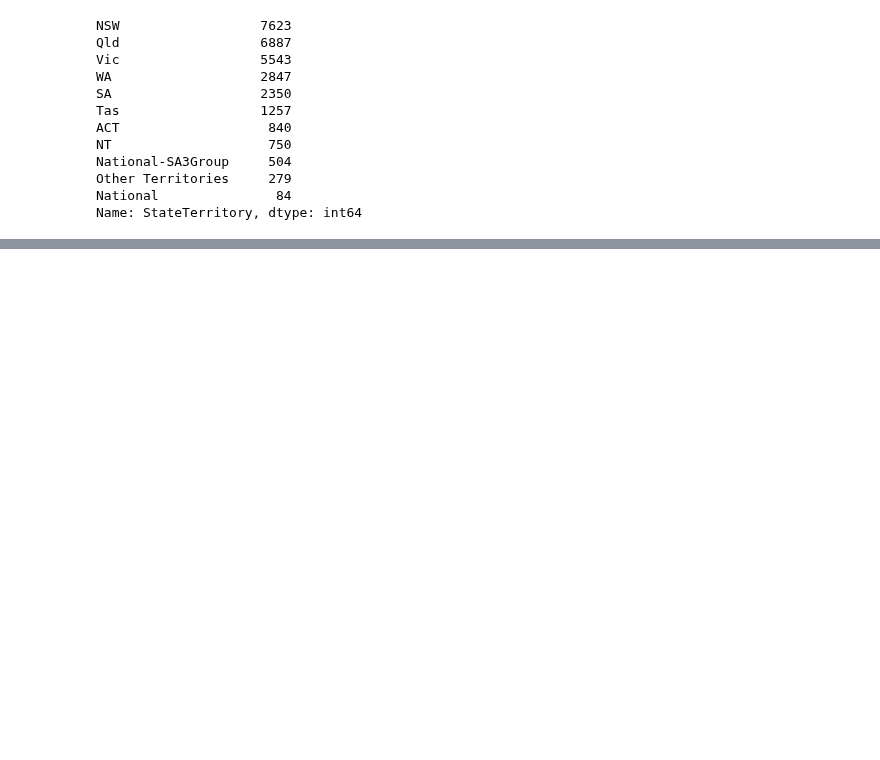
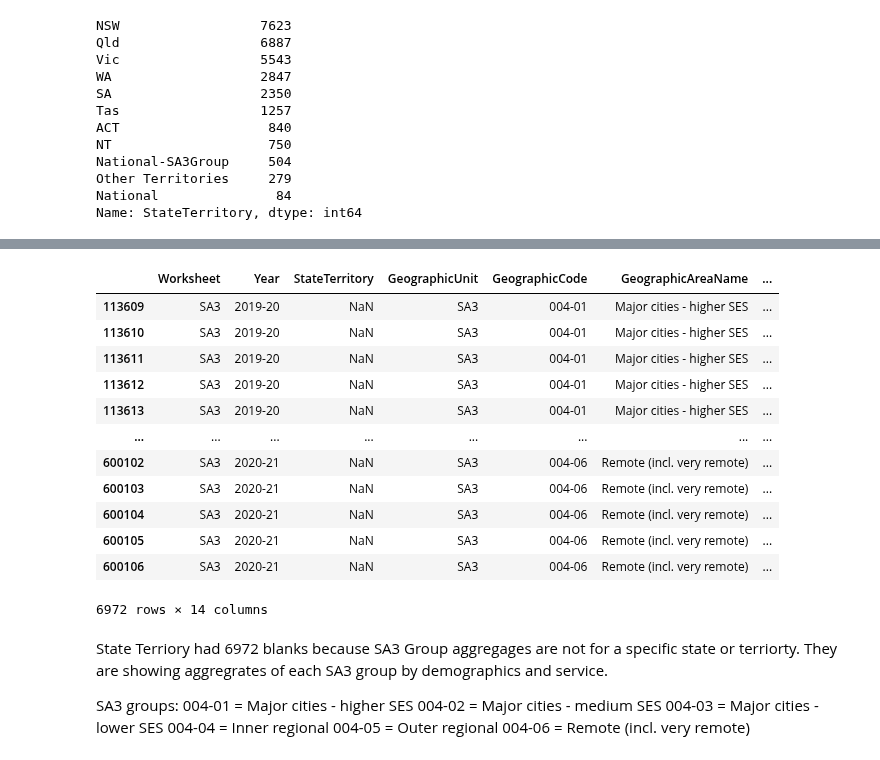
Before and after one commit to jiniep/mbs_analysis, a Jupyter notebook: scripts/1 clean_transform_mbs_data.ipynb, the cells around one changed output, grey strips where cells are left out. Cells and saved outputs as stored; diff of their text form; code cells hidden in the pictures; blank space fills up the shorter version.

```diff
--- a/scripts/1 clean_transform_mbs_data.ipynb
+++ b/scripts/1 clean_transform_mbs_data.ipynb
@@ -230,0 +320,26 @@ df_mbs_2021_sa3_pivot.to_csv(os.path.join(path, 'clean_datasets/mbs_data/2021-22
+# %%
+df_mbs_201921_sa3[df_mbs_201921_sa3['StateTerritory'].isna()]
+# %% [output]
+|  | Worksheet | Year | StateTerritory | GeographicUnit | GeographicCode | GeographicAreaName | ... |
+| 113609 | SA3 | 2019-20 | NaN | SA3 | 004-01 | Major cities - higher SES | ... |
+| 113610 | SA3 | 2019-20 | NaN | SA3 | 004-01 | Major cities - higher SES | ... |
+| 113611 | SA3 | 2019-20 | NaN | SA3 | 004-01 | Major cities - higher SES | ... |
+| 113612 | SA3 | 2019-20 | NaN | SA3 | 004-01 | Major cities - higher SES | ... |
+| 113613 | SA3 | 2019-20 | NaN | SA3 | 004-01 | Major cities - higher SES | ... |
+| ... | ... | ... | ... | ... | ... | ... | ... |
+| 600102 | SA3 | 2020-21 | NaN | SA3 | 004-06 | Remote (incl. very remote) | ... |
+| 600103 | SA3 | 2020-21 | NaN | SA3 | 004-06 | Remote (incl. very remote) | ... |
+| 600104 | SA3 | 2020-21 | NaN | SA3 | 004-06 | Remote (incl. very remote) | ... |
+| 600105 | SA3 | 2020-21 | NaN | SA3 | 004-06 | Remote (incl. very remote) | ... |
+| 600106 | SA3 | 2020-21 | NaN | SA3 | 004-06 | Remote (incl. very remote) | ... |
+6972 rows × 14 columns
+# %% [markdown]
+State Terriory had 6972 blanks because SA3 Group aggregages are not for a specific state or terriorty. They are showing aggregrates of each SA3 group by demographics and service.
+
+SA3 groups:
+004-01 = Major cities - higher SES
+004-02 = Major cities - medium SES
+004-03 = Major cities - lower SES
+004-04 = Inner regional
+004-05 = Outer regional
+004-06 = Remote (incl. very remote)
```
Also changed, not shown: parts of 51 cells of this notebook, 1 other file.
